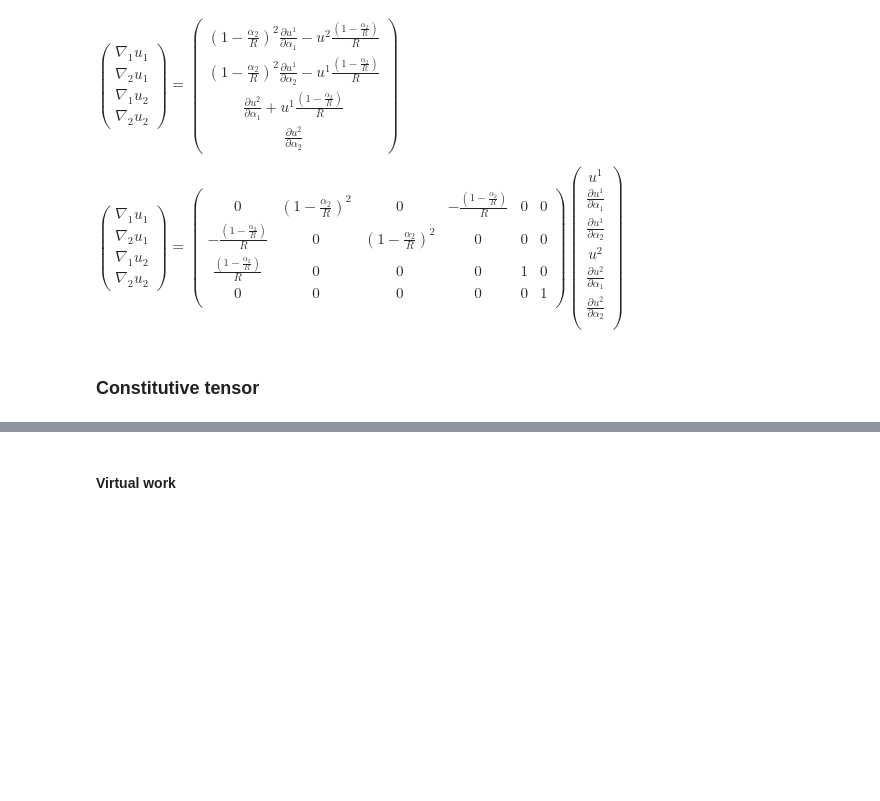
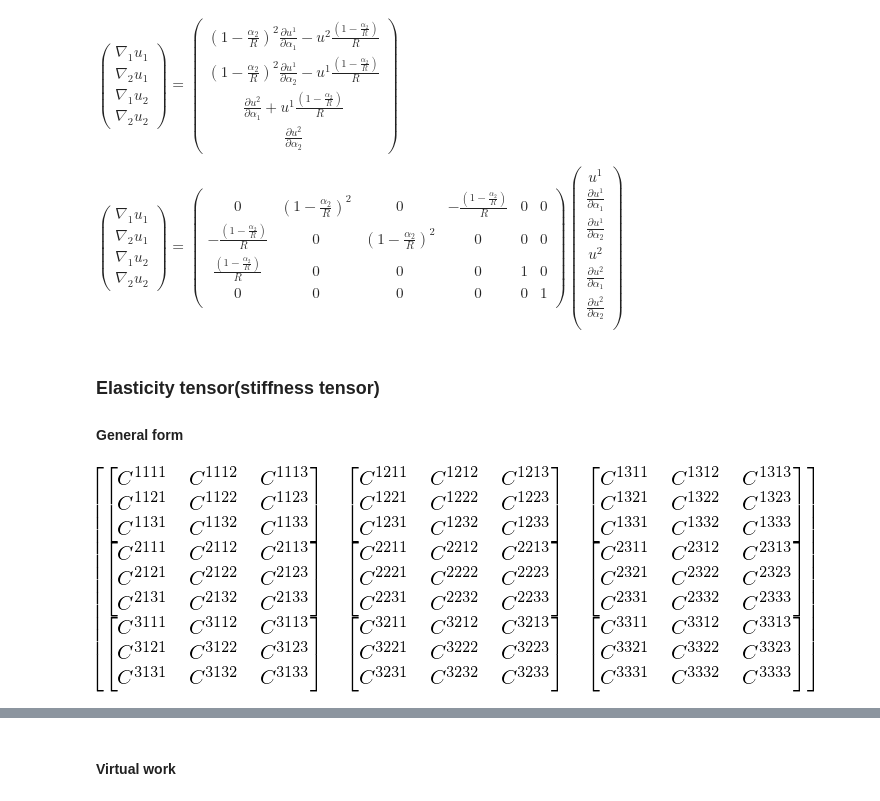
Before and after one commit to tarashor/vibrations, a Jupyter notebook: py2/All geometries.ipynb, the cells around one changed output, grey strips where cells are left out. Drawn from its saved outputs; the diff is of its cells as text; code cells hidden in the pictures; blank space fills up the shorter version.

Commit message:
Calculated stiffness tensor

```diff
--- a/py2/All geometries.ipynb
+++ b/py2/All geometries.ipynb
@@ -313,5 +313,22 @@ u^2 \\
 \end{array}
 \right)
 $
-# %% [markdown]
-### Constitutive tensor
+# %% [markdown]
+### Elasticity tensor(stiffness tensor)
+
+#### General form
+# %%
+from sympy import MutableDenseNDimArray
+C_x = MutableDenseNDimArray.zeros(3, 3, 3, 3)
+
+for i in range(3):
+    for j in range(3):
+        for k in range(3):
+            for l in range(3):
+                elem_index = 'C^{{{}{}{}{}}}'.format(i+1, j+1, k+1, l+1)
+                el = Symbol(elem_index)
+                C_x[i,j,k,l] = el
+
+C_x
+# %% [output]
+[figure, added]
```
Also changed, not shown: parts of 12 cells of this notebook.
